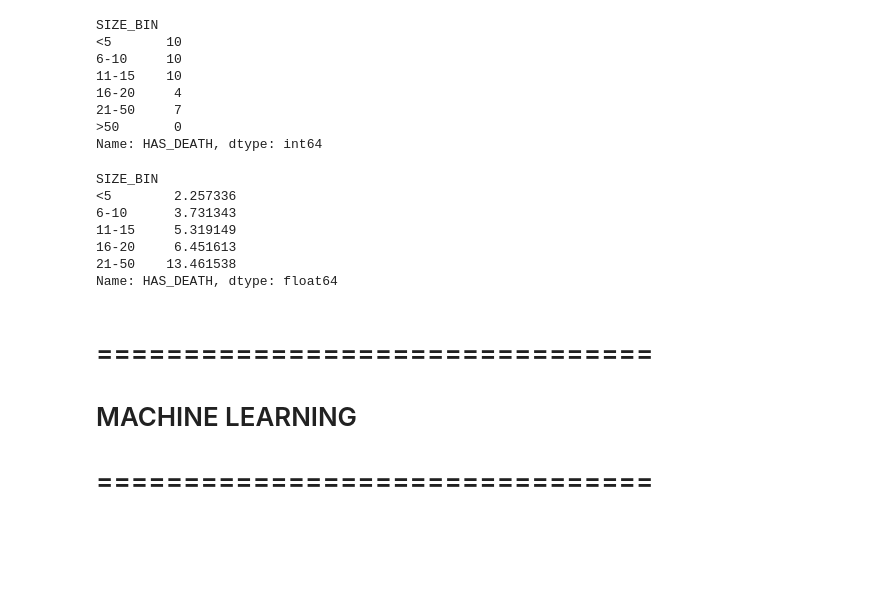
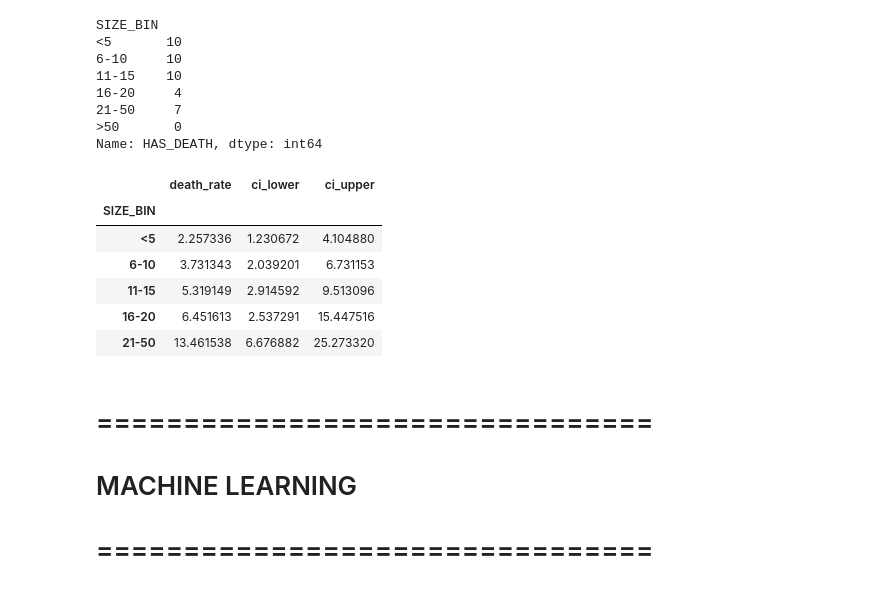
Before and after one commit to k10sj02/tidy-pydy-tuesday, a Jupyter notebook: 2025_01_21_himalayan_expeditions/2025_01_21_himalayan_expeditions.ipynb, the cells around one changed output. Saved outputs shown, nothing was run; the diff lists cells and outputs as text; code cells hidden in the pictures; blank space fills up the shorter version.

Commit message:
confint

```diff
--- a/2025_01_21_himalayan_expeditions/2025_01_21_himalayan_expeditions.ipynb
+++ b/2025_01_21_himalayan_expeditions/2025_01_21_himalayan_expeditions.ipynb
@@ -979,22 +979,50 @@ SIZE_BIN
 >50       0
 Name: HAS_DEATH, dtype: int64
 # %%
+from statsmodels.stats.proportion import proportion_confint
+
 grouped = exped_tidy.groupby('SIZE_BIN')['HAS_DEATH']
 death_rate = (grouped.sum() / grouped.size()) * 100
 death_rate = death_rate[grouped.size() > 0]  # remove bins with zero expeditions
 death_rate
 
+# Compute deaths and n using your existing grouping
+deaths = grouped.sum()
+n = grouped.size()
+
+# mask for non-zero groups (same mask you use)
+mask = n > 0
+
+# 95% CI (Wilson)
+lower, upper = proportion_confint(deaths[mask], n[mask], alpha=0.05, method='wilson')
+
+# Convert to percentages
+ci_lower = lower * 100
+ci_upper = upper * 100
+
+results = pd.DataFrame({
+    'death_rate': death_rate,
+    'ci_lower': ci_lower,
+    'ci_upper': ci_upper
+})
+
+display(results)
+
 # Death rate depends not just on number of deaths, but also on number of
 # expeditions in that size bin. Big groups might have fewer expeditions,
-# so the rate can look disproportionately high.
+# so the rate can look disproportionately high. Death rate increases as
+# expedition size increases. Given the data, the true death rate for
+# groups of 21-50 people could be as low as 7% or as high as 25%.
+# This group has a wide estimate because of its limited sample and high
+# variability.
 # %% [output]
-SIZE_BIN
-<5        2.257336
-6-10      3.731343
-11-15     5.319149
-16-20     6.451613
-21-50    13.461538
-Name: HAS_DEATH, dtype: float64
+|  | death_rate | ci_lower | ci_upper |
+| SIZE_BIN |  |  |  |
+| <5 | 2.257336 | 1.230672 | 4.104880 |
+| 6-10 | 3.731343 | 2.039201 | 6.731153 |
+| 11-15 | 5.319149 | 2.914592 | 9.513096 |
+| 16-20 | 6.451613 | 2.537291 | 15.447516 |
+| 21-50 | 13.461538 | 6.676882 | 25.273320 |
 # %% [markdown]
 # ================================
 #       MACHINE LEARNING
```
Also changed, not shown: 3 other files.
